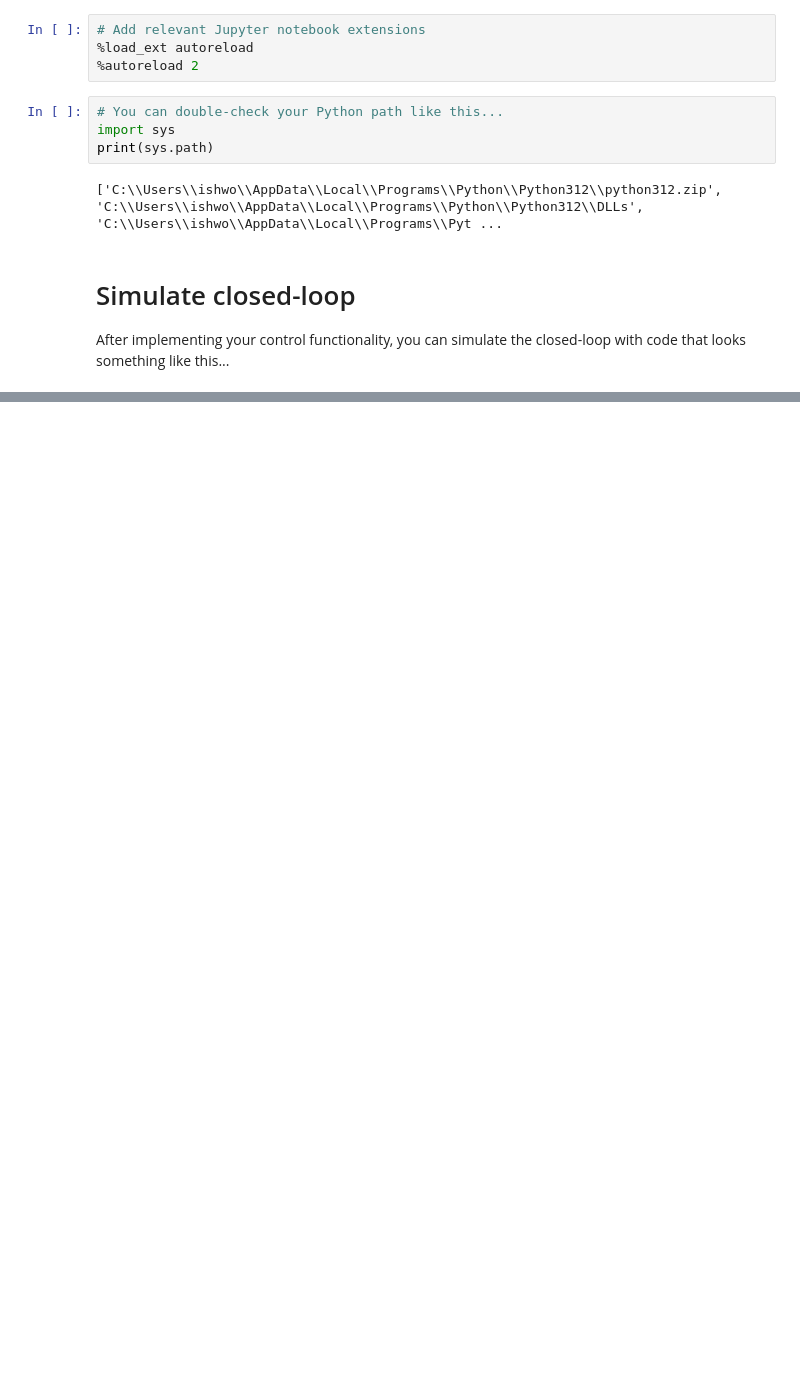
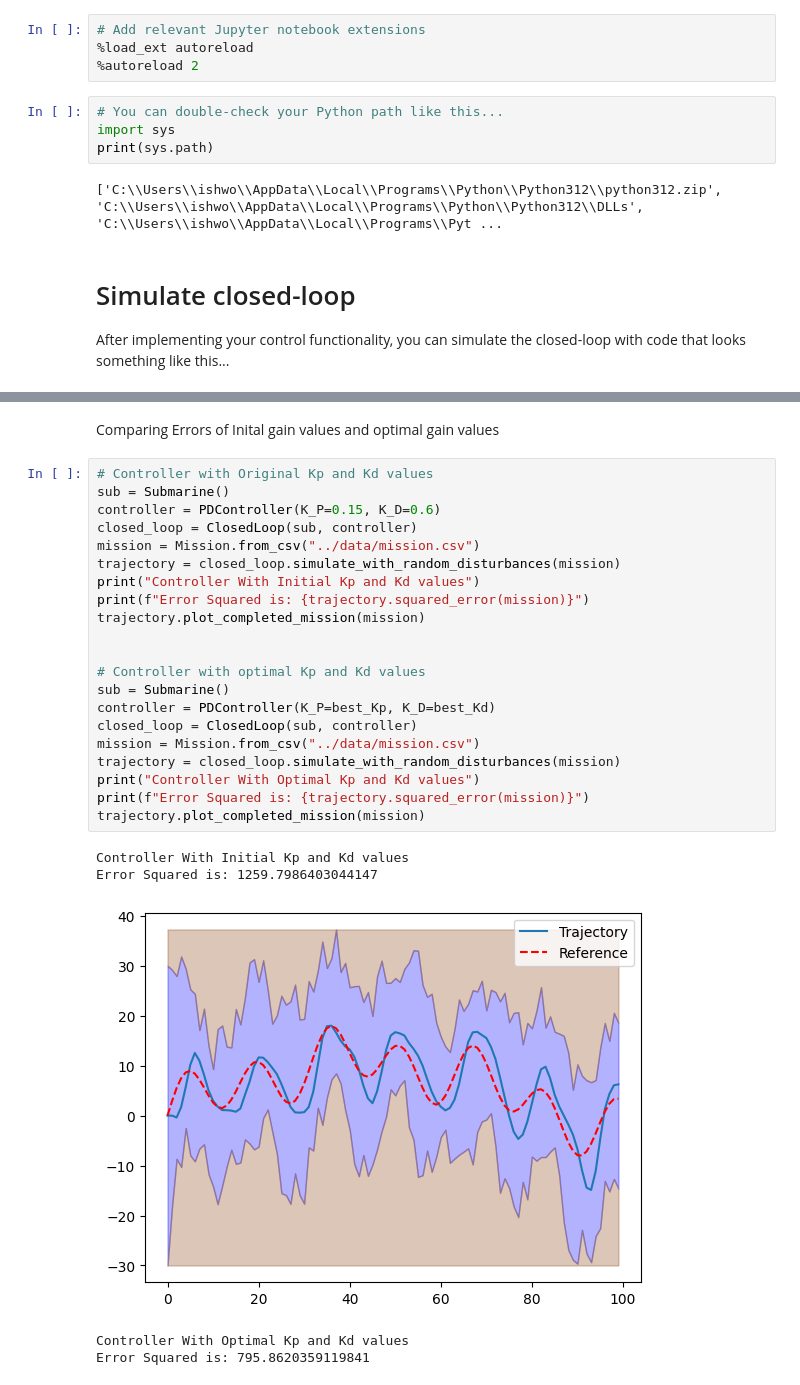
Before and after one commit to ishworp-ox/b1-coding-practical-mt24, a Jupyter notebook: notebooks/demo.ipynb, the cells around one changed output, grey strips where cells are left out. Drawn from its saved outputs; the diff is of its cells as text; blank space fills up the shorter version.

Commit message:
Used the error metric to find the best contoller gains

```diff
--- a/notebooks/demo.ipynb
+++ b/notebooks/demo.ipynb
@@ -35,0 +59,29 @@ trajectory.plot_completed_mission(mission)
+# %% [markdown]
+Comparing Errors of Inital gain values and optimal gain values
+# %%
+# Controller with Original Kp and Kd values
+sub = Submarine()
+controller = PDController(K_P=0.15, K_D=0.6)
+closed_loop = ClosedLoop(sub, controller)
+mission = Mission.from_csv("../data/mission.csv")
+trajectory = closed_loop.simulate_with_random_disturbances(mission)
+print("Controller With Initial Kp and Kd values")
+print(f"Error Squared is: {trajectory.squared_error(mission)}")
+trajectory.plot_completed_mission(mission)
+
+
+# Controller with optimal Kp and Kd values
+sub = Submarine()
+controller = PDController(K_P=best_Kp, K_D=best_Kd)
+closed_loop = ClosedLoop(sub, controller)
+mission = Mission.from_csv("../data/mission.csv")
+trajectory = closed_loop.simulate_with_random_disturbances(mission)
+print("Controller With Optimal Kp and Kd values")
+print(f"Error Squared is: {trajectory.squared_error(mission)}")
+trajectory.plot_completed_mission(mission)
+# %% [output]
+Controller With Initial Kp and Kd values
+Error Squared is: 1259.7986403044147
+[figure, added]
+Controller With Optimal Kp and Kd values
+Error Squared is: 795.8620359119841
```
Also changed, not shown: parts of 4 cells of this notebook.
